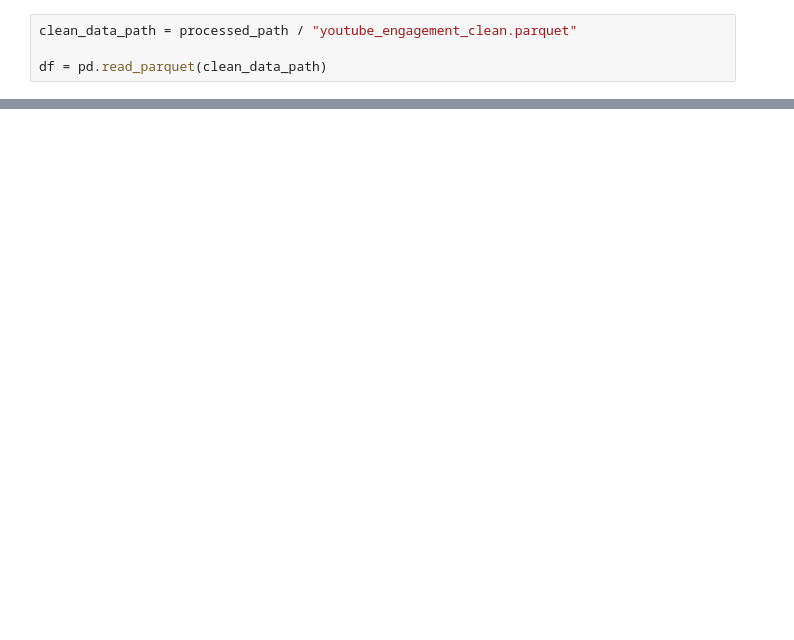
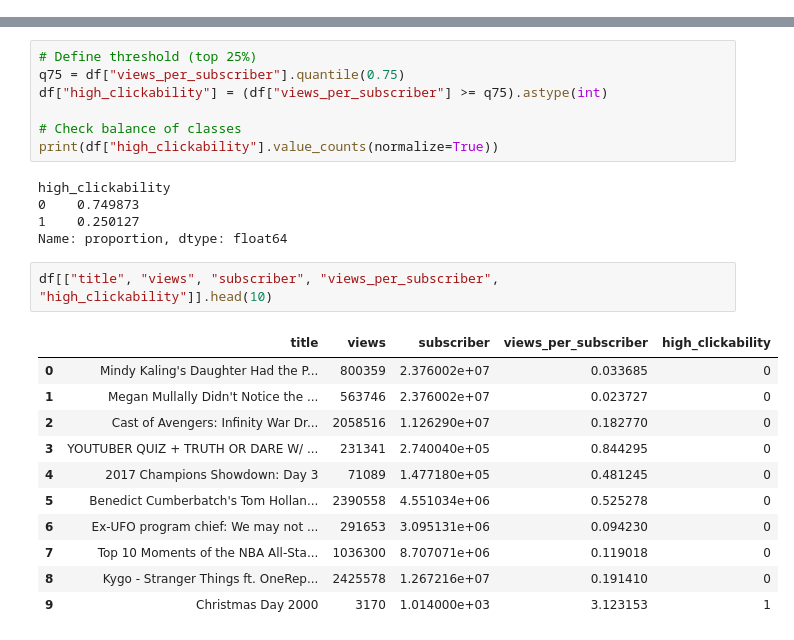
Before and after one commit to Andy216914/YouTube_Clickability_Study, a Jupyter notebook: notebooks/02_feature_engineering.ipynb, the cells around one changed output, grey strips where cells are left out. Drawn from its saved outputs; the diff is of its cells as text; blank space fills up the shorter version.

```diff
--- a/notebooks/02_feature_engineering.ipynb
+++ b/notebooks/02_feature_engineering.ipynb
@@ -14,4 +23,0 @@ processed_path.mkdir(parents=True, exist_ok=True)
-# %%
-clean_data_path = processed_path / "youtube_engagement_clean.parquet"
-
-df = pd.read_parquet(clean_data_path)
@@ -37,0 +57,26 @@ df.head
+# %%
+# Define threshold (top 25%)
+q75 = df["views_per_subscriber"].quantile(0.75)
+df["high_clickability"] = (df["views_per_subscriber"] >= q75).astype(int)
+
+# Check balance of classes
+print(df["high_clickability"].value_counts(normalize=True))
+# %% [output]
+high_clickability
+0    0.749873
+1    0.250127
+Name: proportion, dtype: float64
+# %%
+df[["title", "views", "subscriber", "views_per_subscriber", "high_clickability"]].head(10)
+# %% [output]
+|  | title | views | subscriber | views_per_subscriber | high_clickability |
+| 0 | Mindy Kaling's Daughter Had the P... | 800359 | 2.376002e+07 | 0.033685 | 0 |
+| 1 | Megan Mullally Didn't Notice the ... | 563746 | 2.376002e+07 | 0.023727 | 0 |
+| 2 | Cast of Avengers: Infinity War Dr... | 2058516 | 1.126290e+07 | 0.182770 | 0 |
+| 3 | YOUTUBER QUIZ + TRUTH OR DARE W/ ... | 231341 | 2.740040e+05 | 0.844295 | 0 |
+| 4 | 2017 Champions Showdown: Day 3 | 71089 | 1.477180e+05 | 0.481245 | 0 |
+| 5 | Benedict Cumberbatch's Tom Hollan... | 2390558 | 4.551034e+06 | 0.525278 | 0 |
+| 6 | Ex-UFO program chief: We may not ... | 291653 | 3.095131e+06 | 0.094230 | 0 |
+| 7 | Top 10 Moments of the NBA All-Sta... | 1036300 | 8.707071e+06 | 0.119018 | 0 |
+| 8 | Kygo - Stranger Things ft. OneRep... | 2425578 | 1.267216e+07 | 0.191410 | 0 |
+| 9 | Christmas Day 2000 | 3170 | 1.014000e+03 | 3.123153 | 1 |
```
Also changed, not shown: parts of 13 cells of this notebook.
